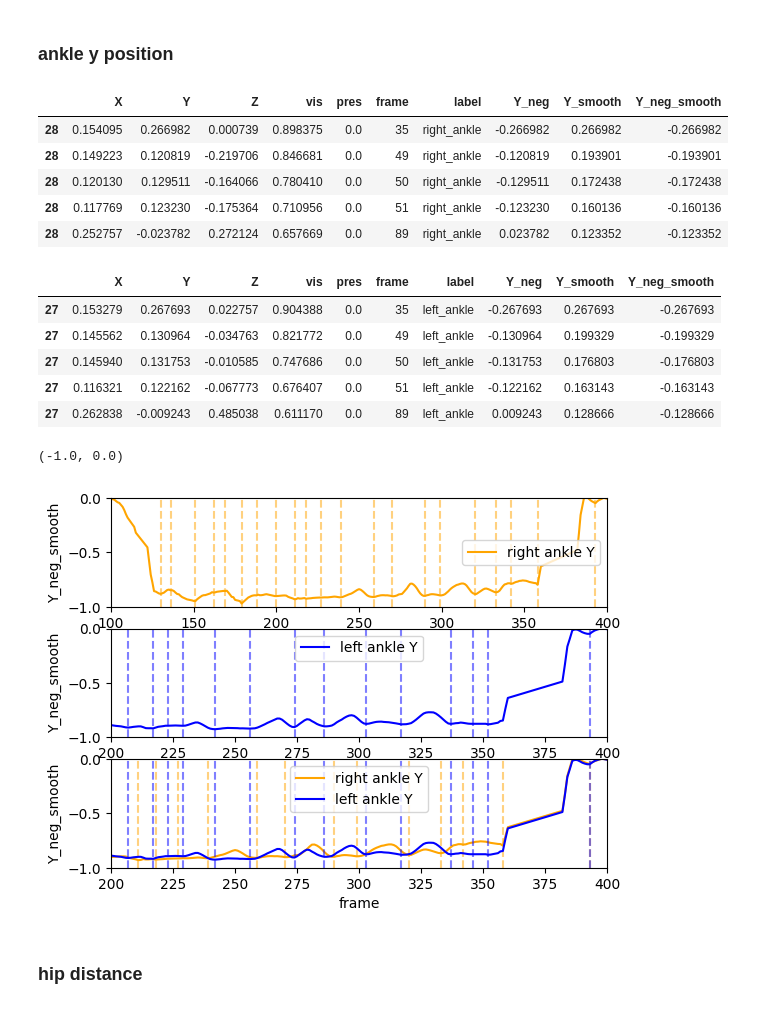
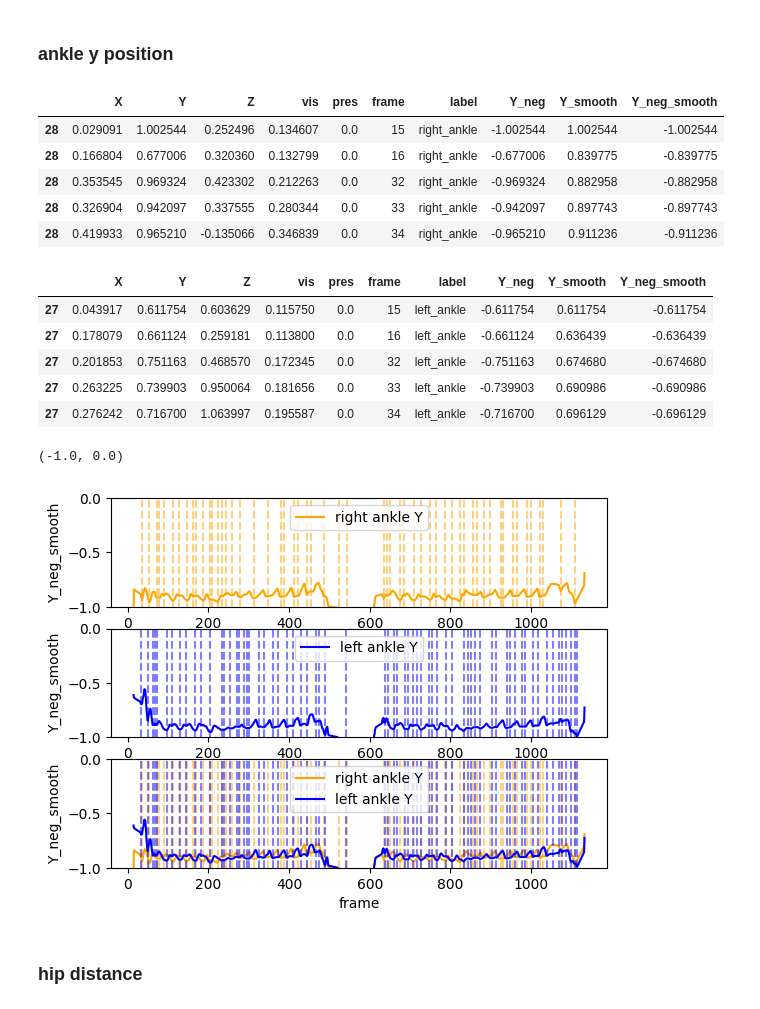
Before and after one commit to UCSF-MSLAB/HomeVideoAnalysis, a Jupyter notebook: megan_sandbox/gait_events/test_hip_heel_dist_2.ipynb, the cells around one changed output. Drawn from its saved outputs; the diff is of its cells as text; code cells hidden in the pictures.

Commit message:
gait support 2 works here - testing new calc in next steps

```diff
--- a/megan_sandbox/gait_events/test_hip_heel_dist_2.ipynb
+++ b/megan_sandbox/gait_events/test_hip_heel_dist_2.ipynb
@@ -11,7 +11,7 @@ output_path = r'C:\Users\mmccu\Box\MM_Personal\5_Projects\BoveLab\3_Data_and_Cod
 csv_file_name = 'test_hip_heel_events.csv'
 png_file_name = 'test_hip_heel_events.png'
 # %%
-mp_path = r'C:\Users\mmccu\Box\MM_Personal\5_Projects\BoveLab\3_Data_and_Code\gait_bw_zeno_outputs_004\subset_for_memory_a\BW-0006\2022_09_26\000_raw_pose_data\gait_vertical_PWS_1_mediapipe.csv'
+mp_path = r'C:\Users\mmccu\Box\MM_Personal\5_Projects\BoveLab\3_Data_and_Code\gait_bw_zeno_outputs_005\subset_for_memory_c\BW-0204\2023_07_31\000_raw_pose_data\gait_vertical_PWS_1_mediapipe.csv'
 # %%
 mp_df = pd.read_csv(mp_path, index_col = 0)
 mp_df['Y_neg'] = -mp_df['Y']
@@ -41,20 +41,20 @@ mp_l_ank_df['Y_neg_smooth'] = mp_l_ank_df['Y_neg'].rolling(window=5, min_periods
 mp_r_ank_df.head()
 # %% [output]
 |  | X | Y | Z | vis | pres | frame | label | Y_neg | Y_smooth | Y_neg_smooth |
-| 28 | 0.154095 | 0.266982 | 0.000739 | 0.898375 | 0.0 | 35 | right_ankle | -0.266982 | 0.266982 | -0.266982 |
-| 28 | 0.149223 | 0.120819 | -0.219706 | 0.846681 | 0.0 | 49 | right_ankle | -0.120819 | 0.193901 | -0.193901 |
-| 28 | 0.120130 | 0.129511 | -0.164066 | 0.780410 | 0.0 | 50 | right_ankle | -0.129511 | 0.172438 | -0.172438 |
-| 28 | 0.117769 | 0.123230 | -0.175364 | 0.710956 | 0.0 | 51 | right_ankle | -0.123230 | 0.160136 | -0.160136 |
-| 28 | 0.252757 | -0.023782 | 0.272124 | 0.657669 | 0.0 | 89 | right_ankle | 0.023782 | 0.123352 | -0.123352 |
+| 28 | 0.029091 | 1.002544 | 0.252496 | 0.134607 | 0.0 | 15 | right_ankle | -1.002544 | 1.002544 | -1.002544 |
+| 28 | 0.166804 | 0.677006 | 0.320360 | 0.132799 | 0.0 | 16 | right_ankle | -0.677006 | 0.839775 | -0.839775 |
+| 28 | 0.353545 | 0.969324 | 0.423302 | 0.212263 | 0.0 | 32 | right_ankle | -0.969324 | 0.882958 | -0.882958 |
+| 28 | 0.326904 | 0.942097 | 0.337555 | 0.280344 | 0.0 | 33 | right_ankle | -0.942097 | 0.897743 | -0.897743 |
+| 28 | 0.419933 | 0.965210 | -0.135066 | 0.346839 | 0.0 | 34 | right_ankle | -0.965210 | 0.911236 | -0.911236 |
 # %%
 mp_l_ank_df.head()
 # %% [output]
 |  | X | Y | Z | vis | pres | frame | label | Y_neg | Y_smooth | Y_neg_smooth |
-| 27 | 0.153279 | 0.267693 | 0.022757 | 0.904388 | 0.0 | 35 | left_ankle | -0.267693 | 0.267693 | -0.267693 |
-| 27 | 0.145562 | 0.130964 | -0.034763 | 0.821772 | 0.0 | 49 | left_ankle | -0.130964 | 0.199329 | -0.199329 |
-| 27 | 0.145940 | 0.131753 | -0.010585 | 0.747686 | 0.0 | 50 | left_ankle | -0.131753 | 0.176803 | -0.176803 |
-| 27 | 0.116321 | 0.122162 | -0.067773 | 0.676407 | 0.0 | 51 | left_ankle | -0.122162 | 0.163143 | -0.163143 |
-| 27 | 0.262838 | -0.009243 | 0.485038 | 0.611170 | 0.0 | 89 | left_ankle | 0.009243 | 0.128666 | -0.128666 |
+| 27 | 0.043917 | 0.611754 | 0.603629 | 0.115750 | 0.0 | 15 | left_ankle | -0.611754 | 0.611754 | -0.611754 |
+| 27 | 0.178079 | 0.661124 | 0.259181 | 0.113800 | 0.0 | 16 | left_ankle | -0.661124 | 0.636439 | -0.636439 |
+| 27 | 0.201853 | 0.751163 | 0.468570 | 0.172345 | 0.0 | 32 | left_ankle | -0.751163 | 0.674680 | -0.674680 |
+| 27 | 0.263225 | 0.739903 | 0.950064 | 0.181656 | 0.0 | 33 | left_ankle | -0.739903 | 0.690986 | -0.690986 |
+| 27 | 0.276242 | 0.716700 | 1.063997 | 0.195587 | 0.0 | 34 | left_ankle | -0.716700 | 0.696129 | -0.696129 |
 # %%
 # find peaks - peaks of raw Y data - valley of true ankle position
 # raw data is kind of flipped
@@ -72,29 +72,29 @@ l_y_valley_df = pd.DataFrame(data = {'frame' : mp_l_ank_df.iloc[l_y_valley_i]['f
 # %%
 fig, axs = plt.subplots(3)
 
 sns.lineplot(x = 'frame', y = 'Y_neg_smooth', data = mp_r_ank_df, color = 'orange', label = 'right ankle Y', ax = axs[0])
 sns.lineplot(x = 'frame', y = 'Y_neg_smooth', data = mp_r_ank_df, color = 'orange', label = 'right ankle Y', ax = axs[2])
 for r_valley_frame in r_y_valley_df['frame']:
     axs[0].axvline(r_valley_frame, color = 'orange', linestyle = '--', alpha = 0.5)
     axs[2].axvline(r_valley_frame, color = 'orange', linestyle = '--', alpha = 0.5)
 
 sns.lineplot(x = 'frame', y = 'Y_neg_smooth', data = mp_l_ank_df, color = 'blue', label = 'left ankle Y', ax = axs[1])
 sns.lineplot(x = 'frame', y = 'Y_neg_smooth', data = mp_l_ank_df, color = 'blue', label = 'left ankle Y', ax = axs[2])
 for l_valley_frame in l_y_valley_df['frame']:
     axs[1].axvline(l_valley_frame, color = 'blue', linestyle = '--', alpha = 0.5)
     axs[2].axvline(l_valley_frame, color = 'blue', linestyle = '--', alpha = 0.5)
 
 
-axs[0].set_xlim([100, 400])
-axs[1].set_xlim([200, 400])
-axs[2].set_xlim([200, 400])
+#axs[0].set_xlim([100, 400])
+#axs[1].set_xlim([200, 400])
+#axs[2].set_xlim([200, 400])
 
 axs[0].set_ylim([-1, 0])
 axs[1].set_ylim([-1, 0])
 axs[2].set_ylim([-1, 0])
 # %% [output]
 (-1.0, 0.0)
-[figure, old version]
+[figure, new version]
 # %% [markdown]
 ### hip distance
 # %%
```
Also changed, not shown: parts of 22 cells of this notebook, 4 other files.
